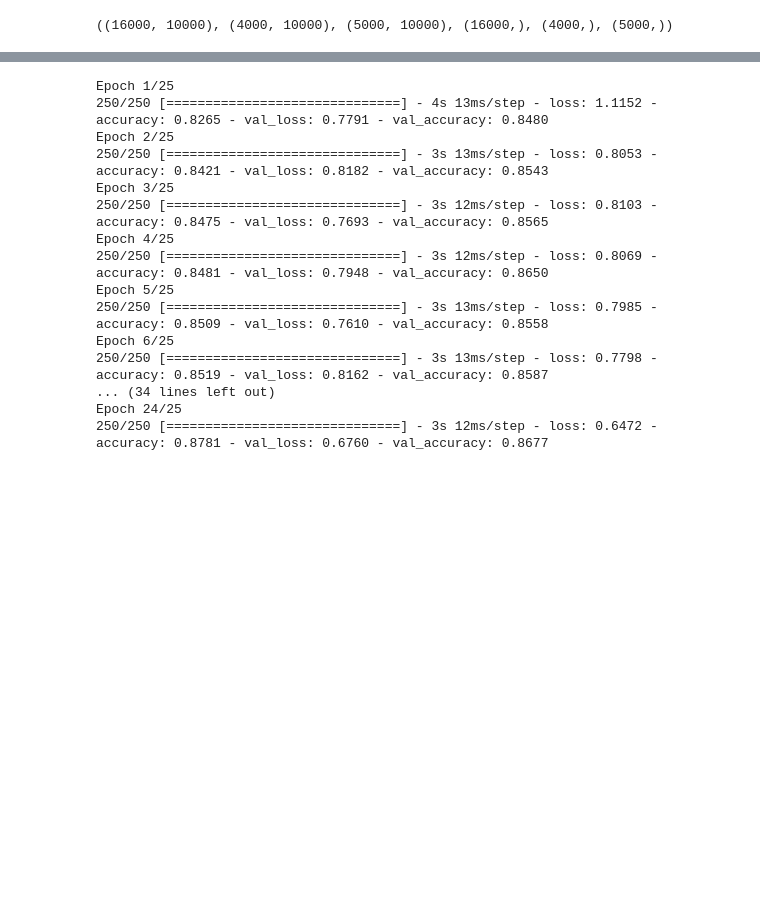
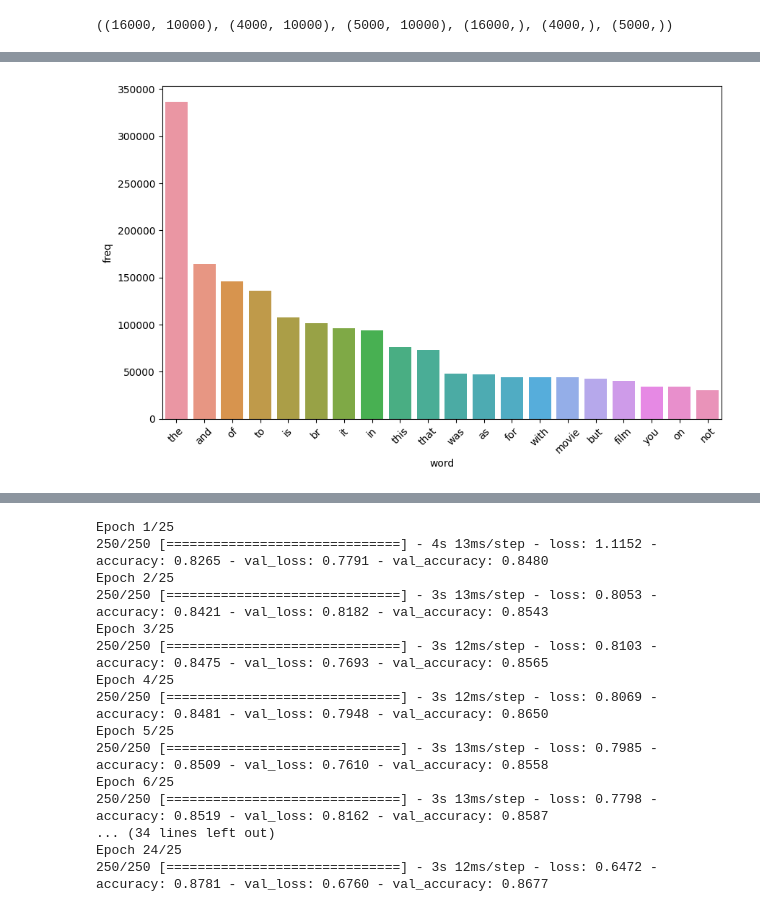
Before and after one commit to adamhalama/mal1y, a Jupyter notebook: assignment-5/src/assignment-5-answer.ipynb, the cells around one changed output, grey strips where cells are left out. Drawn from its saved outputs; the diff is of its cells as text; code cells hidden in the pictures; blank space fills up the shorter version.

```diff
--- a/assignment-5/src/assignment-5-answer.ipynb
+++ b/assignment-5/src/assignment-5-answer.ipynb
@@ -269,0 +290,21 @@ X_test_dense = X_test.toarray()
+# %%
+from sklearn.feature_extraction.text import TfidfVectorizer, CountVectorizer
+
+# vectorizer = TfidfVectorizer()
+vectorizer = CountVectorizer()
+
+review_texts = reviews[0]
+
+vectorizer.fit(review_texts)
+
+# For a single word
+word = "example"
+word_vector = vectorizer.transform([word])
+
+# For a whole review
+review = "This is an example review text."
+review_vector = vectorizer.transform(review_texts)
+
+# You can then print or visualize the vectors to explore the representation
+print(word_vector.toarray())
+print(review_vector.toarray())
@@ -269,0 +320,21 @@ X_test_dense = X_test.toarray()
+# %%
+import matplotlib.pyplot as plt
+import seaborn as sns
+
+# Sum up the counts of each vocabulary item
+sum_words = review_vector.sum(axis=0)
+
+# Connect the sums with the vocabulary
+words_freq = [(word, sum_words[0, idx]) for word, idx in vectorizer.vocabulary_.items()]
+words_freq = sorted(words_freq, key=lambda x: x[1], reverse=True)
+
+# Convert to DataFrame for easy plotting
+df_words = pd.DataFrame(words_freq, columns=['word', 'freq'])
+
+# Plot
+plt.figure(figsize=(10, 6))
+sns.barplot(x='word', y='freq', data=df_words.head(20))
+plt.xticks(rotation=45)
+plt.show()
+# %% [output]
+[figure, added]
```
Also changed, not shown: parts of 11 cells of this notebook.
